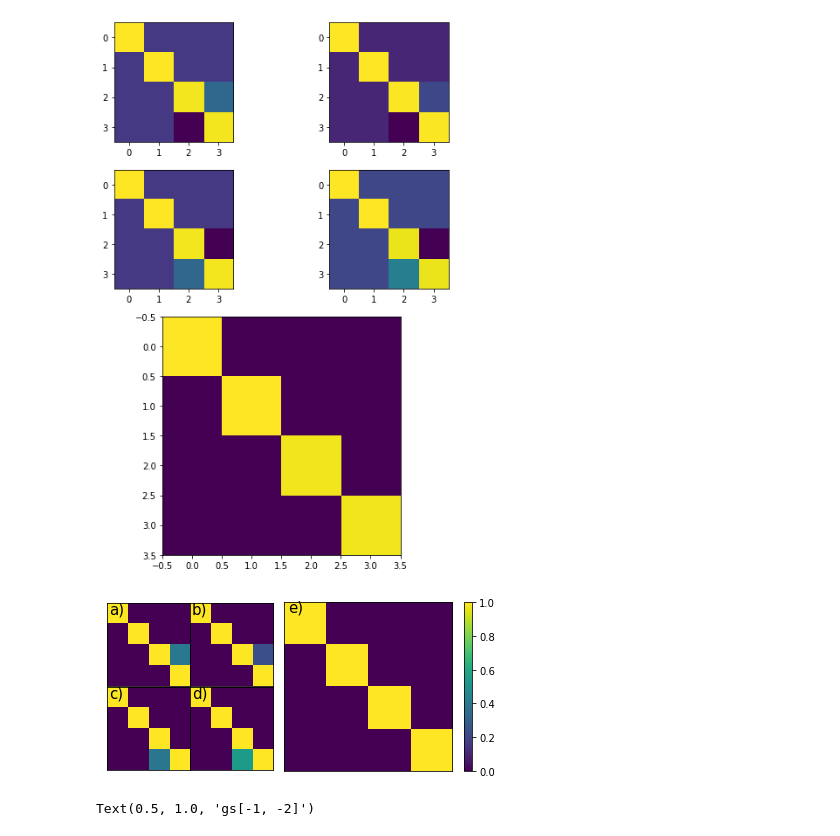
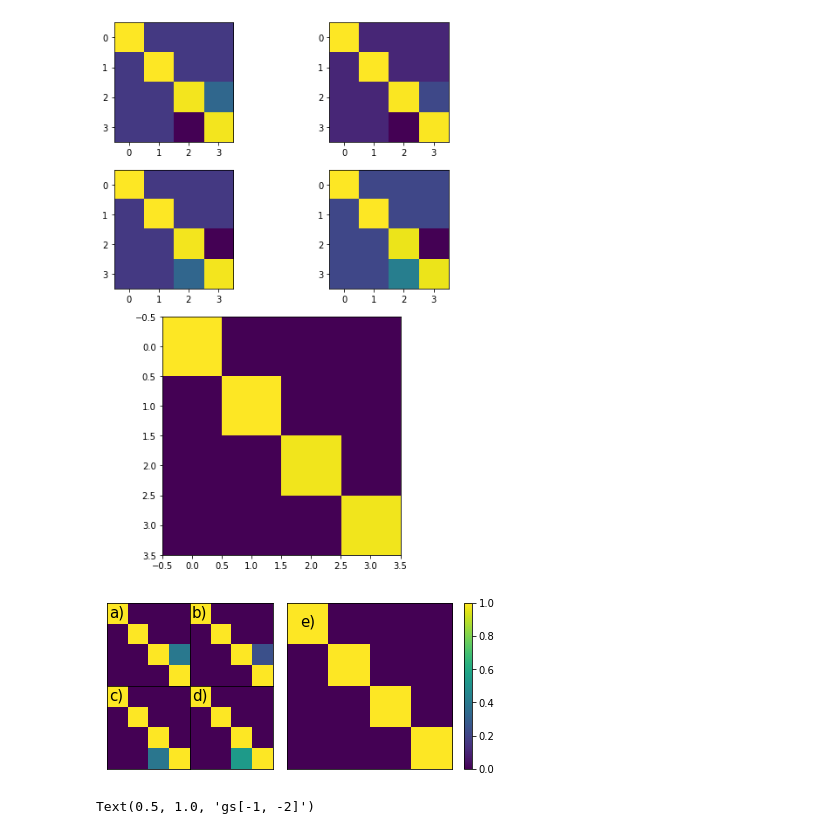
Before and after one commit to ampolloreno/decorrelating_errors, a Jupyter notebook: data/one_qubit_numeric/Regenerating Probabilities from Experiment.ipynb, the cells around one changed output. Saved outputs shown, nothing was run; the diff lists cells and outputs as text; code cells hidden in the pictures.

```diff
--- a/data/one_qubit_numeric/Regenerating Probabilities from Experiment.ipynb
+++ b/data/one_qubit_numeric/Regenerating Probabilities from Experiment.ipynb
@@ -119,7 +119,7 @@ import matplotlib.gridspec as gridspec
 
 sops = []
 
-fig = plt.figure(figsize=(7,3.1), )
+fig = plt.figure(figsize=(7,3.05), )
 gs = gridspec.GridSpec(nrows=2, ncols=3, height_ratios=[1,1], width_ratios=[1,1,2.69])
 gs.update(wspace=0, hspace=0)
 ax0 = fig.add_subplot(gs[0, 0])
@@ -134,37 +134,37 @@ ax4 = fig.add_subplot(gs[:, 2:])
 axes = [ax0,ax1,ax2,ax3]
 
 
 for i, scale in enumerate(scales):
     unitary = expm(-1.j * scale * np.pi/2 * x)
     error =  np.conj(unitary.T).dot(x)
     #plt.subplot(subplots[i])
     ax = axes[i]
     ax.imshow(sop_to_ptm(error),vmin=0, vmax=1)
     ax.get_xaxis().set_ticks([])
     ax.get_yaxis().set_ticks([])
     sops.append(error)
 
 def get_axis_limits(ax):
-    return ax.get_xlim()[0]+.1, ax.get_ylim()[1]*0
+    return ax.get_xlim()[0]+.1, (ax.get_ylim()[1]-ax.get_ylim()[0])*.83 + ax.get_ylim()[0]
 ax0.annotate('a)', xy=get_axis_limits(ax0), c='k',size=15)
 ax1.annotate('b)', xy=get_axis_limits(ax1), c='k',size=15)
 ax2.annotate('c)', xy=get_axis_limits(ax2), c='k',size=15)
 ax3.annotate('d)', xy=get_axis_limits(ax3), c='k',size=15)
 
-ax4.annotate('e)', xy=(ax.get_xlim()[0]+.1, ax.get_ylim()[1]*.55), c='k',size=15)
+ax4.annotate('e)', xy=(ax.get_xlim()[0]+.32, ax.get_ylim()[1]+.56), c='k',size=15)
 avg = np.zeros((4,4))
 for i, sop in enumerate(sops):
     avg += res[i].tolist()[0][0] * sop_to_ptm(sop)
 ax4.imshow(avg, vmin=0, vmax=1)
 ax4.get_xaxis().set_ticks([])
 ax4.get_yaxis().set_ticks([])
 for PCM in ax.get_children():
     if type(PCM) == matplotlib.image.AxesImage: break
 plt.colorbar(PCM,ax=ax4)
 #plt.tight_layout()
-plt.savefig("experimental-ptm.png", dpi=100)
+plt.savefig("experimental-ptm.png", dpi=500)
 # %% [output]
-[figure, old version]
+[figure, new version]
 # %%
 fig3 = plt.figure(constrained_layout=True)
 gs = fig3.add_gridspec(3, 3)
```
Also changed, not shown: 23 other files.
